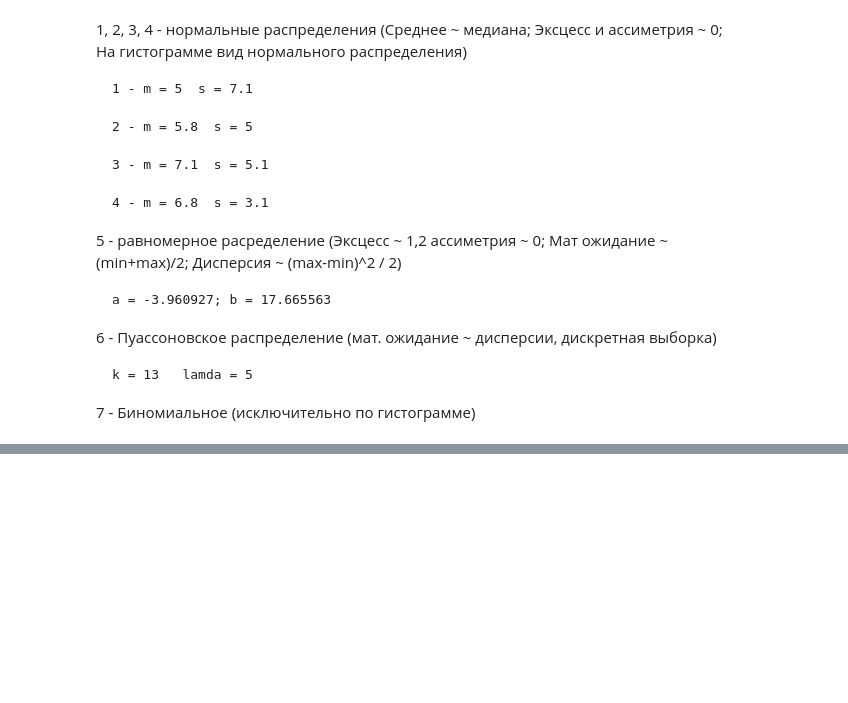
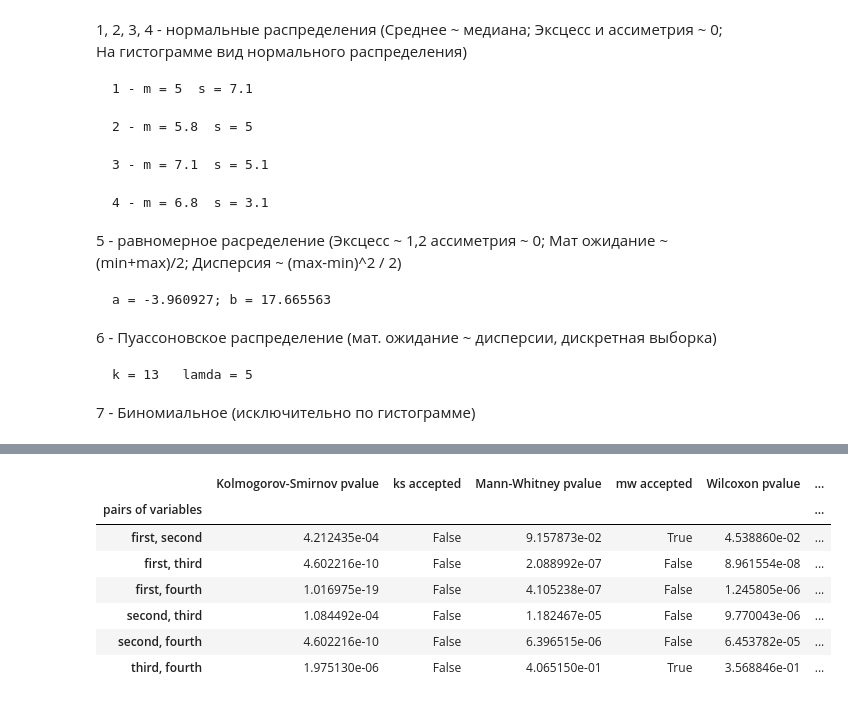
Before and after one commit to WhyNotKo/Statistical-information-processing-methods, a Jupyter notebook: lab2.ipynb, the cells around one changed output, grey strips where cells are left out. Cells and saved outputs as stored; diff of their text form; code cells hidden in the pictures; blank space fills up the shorter version.

```diff
--- a/lab2.ipynb
+++ b/lab2.ipynb
@@ -61,0 +170,15 @@ Counter({7: 96,
+# %%
+table_third = {'pairs of variables': [], 'T-test pvalue': [], 'ttest accepted': [], 'Fisher-Snedekor pvalue': [], 'fisher accepted': []}
+
+for i in range(len(norm)):
+    for j in range(i + 1, len(norm)):
+        res_ttest = stats.ttest_ind(data[norm[i]], data[norm[j]])
+        res_fisher = fischersnedekortest(data[norm[i]], data[norm[j]])
+        table_third['pairs of variables'].append(f'{norm[i]}, {norm[j]}')
+        table_third['T-test pvalue'].append(res_ttest.pvalue)
+        table_third['ttest accepted'].append((res_ttest.pvalue > 0.05))
+        table_third['Fisher-Snedekor pvalue'].append(res_fisher['pvalue'])
+        table_third['fisher accepted'].append((res_fisher['pvalue'] > 0.05))
+        # print(f'{norm[i]}, {norm[j]}: {res_ttest}')
+        # print(f'{norm[i]}, {norm[j]}: {res_fisher}')
+        # print()
@@ -61,0 +200,23 @@ Counter({7: 96,
+# %%
+table_fourth = {'pairs of variables': [], 'Kolmogorov-Smirnov pvalue': [], 'ks accepted': [], 'Mann-Whitney pvalue': [], 'mw accepted': [], 'Wilcoxon pvalue': [], 'w accepted': []}
+
+for i in range(len(norm)):
+    for j in range(i + 1, len(norm)):
+        res_ks = stats.ks_2samp(data[norm[i]], data[norm[j]])
+        res_mw = stats.mannwhitneyu(data[norm[i]], data[norm[j]])
+        res_w = stats.wilcoxon(data[norm[i]], data[norm[j]])
+        table_fourth['pairs of variables'].append(f'{norm[i]}, {norm[j]}')
+
+        table_fourth['Kolmogorov-Smirnov pvalue'].append(res_ks.pvalue)
+        table_fourth['ks accepted'].append((res_ks.pvalue > 0.05))
+
+        table_fourth['Mann-Whitney pvalue'].append(res_mw.pvalue)
+        table_fourth['mw accepted'].append((res_mw.pvalue > 0.05))
+
+        table_fourth['Wilcoxon pvalue'].append(res_w.pvalue)
+        table_fourth['w accepted'].append((res_w.pvalue > 0.05))
+
+        print(f'{norm[i]}, {norm[j]}: {res_ks}')
+        print(f'{norm[i]}, {norm[j]}: {res_mw}')
+        print(f'{norm[i]}, {norm[j]}: {res_w}')
+        print()
@@ -61,0 +241,13 @@ Counter({7: 96,
+# %%
+fourth_table = pd.DataFrame(table_fourth)
+fourth_table = fourth_table.set_index('pairs of variables')
+fourth_table
+# %% [output]
+|  | Kolmogorov-Smirnov pvalue | ks accepted | Mann-Whitney pvalue | mw accepted | Wilcoxon pvalue | ... |
+| pairs of variables |  |  |  |  |  | ... |
+| first, second | 4.212435e-04 | False | 9.157873e-02 | True | 4.538860e-02 | ... |
+| first, third | 4.602216e-10 | False | 2.088992e-07 | False | 8.961554e-08 | ... |
+| first, fourth | 1.016975e-19 | False | 4.105238e-07 | False | 1.245805e-06 | ... |
+| second, third | 1.084492e-04 | False | 1.182467e-05 | False | 9.770043e-06 | ... |
+| second, fourth | 4.602216e-10 | False | 6.396515e-06 | False | 6.453782e-05 | ... |
+| third, fourth | 1.975130e-06 | False | 4.065150e-01 | True | 3.568846e-01 | ... |
```
Also changed, not shown: parts of 25 cells of this notebook, 1 other file.
